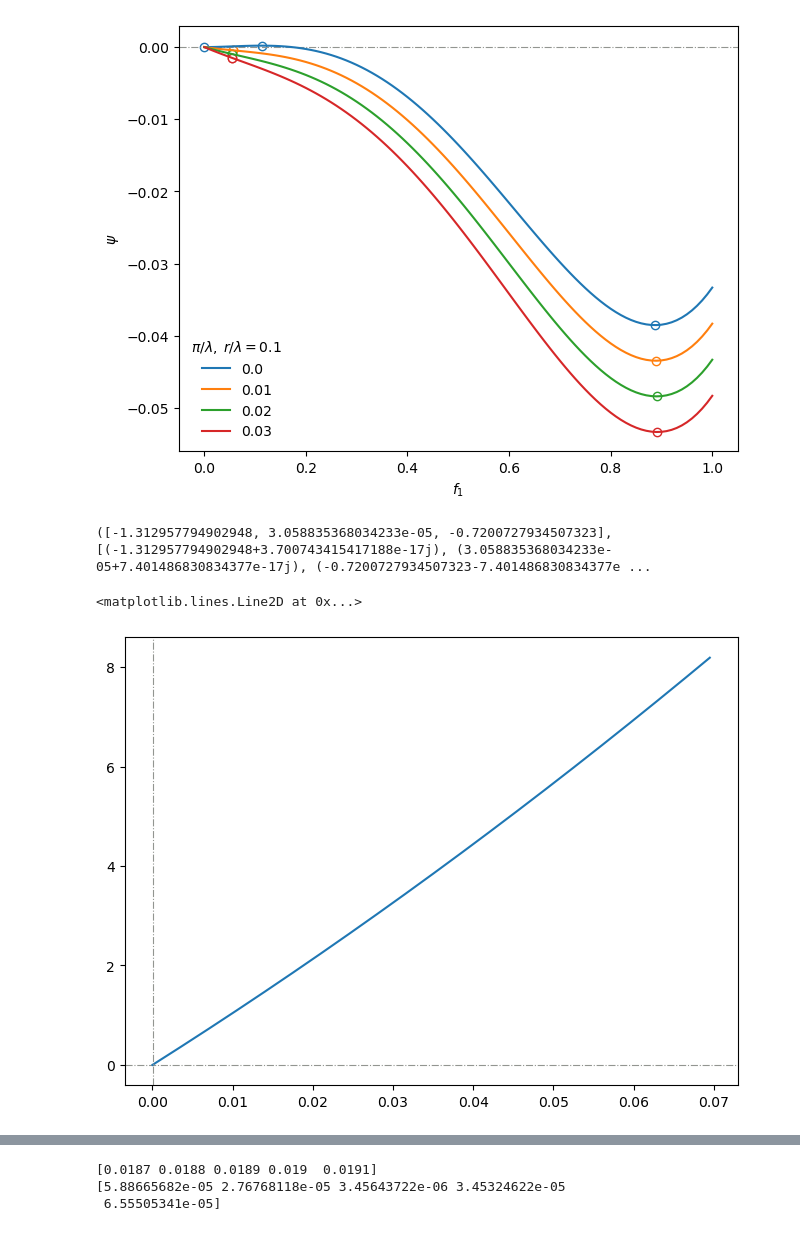
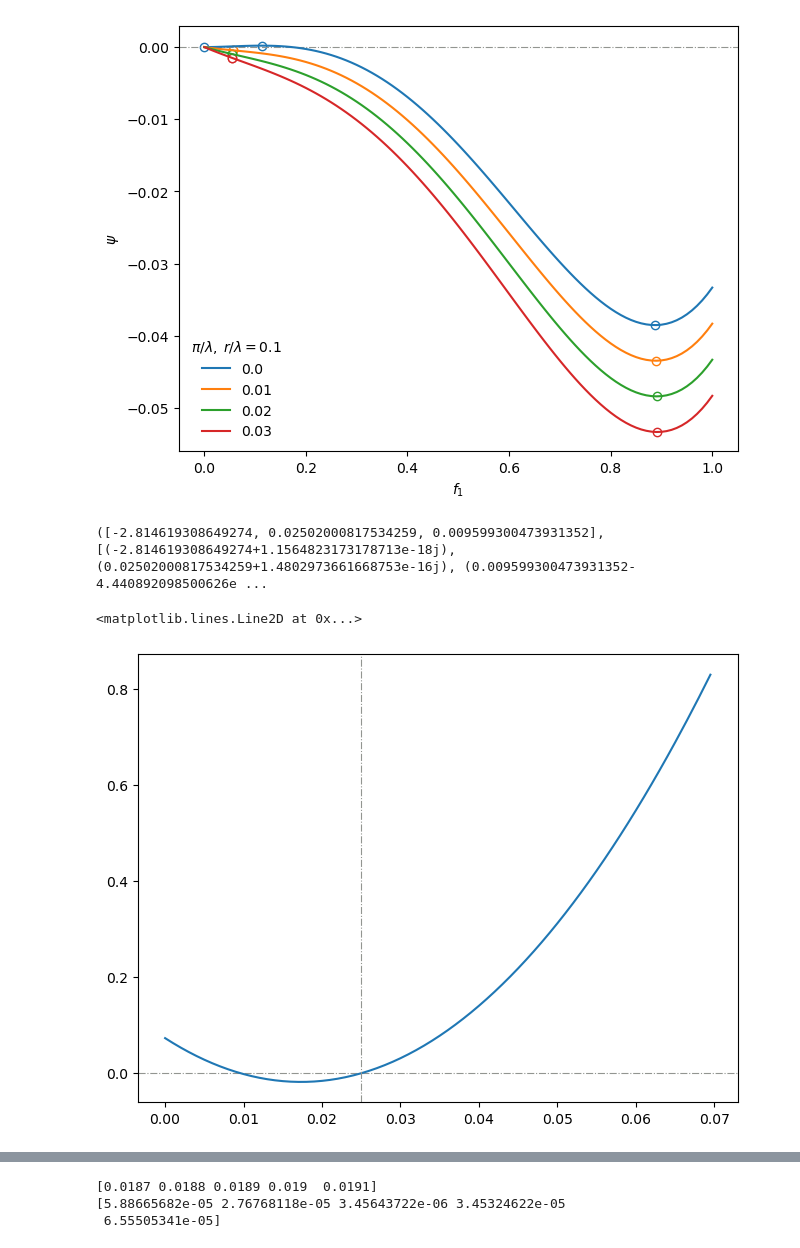
Before and after one commit to dmarchp/TFM_code, a Jupyter notebook: det_sols_f0_as_pi/nonlin_disc_2.ipynb, the cells around one changed output, grey strips where cells are left out. Cells and saved outputs as stored; diff of their text form; code cells hidden in the pictures.

```diff
--- a/det_sols_f0_as_pi/nonlin_disc_2.ipynb
+++ b/det_sols_f0_as_pi/nonlin_disc_2.ipynb
@@ -167,27 +167,28 @@ ax.set(xlabel=r'$f_1$', ylabel=r'$\psi$')
 # %%
 # model params: pi will be the one changing
 l = 1
 r = 0.242 # things happen below but close to pi = 0.02
 r = 0.011
 # r = 0.2219999
-# r = 0.297
+r = 0.297
+r = 0.26
 
 
 pis = np.arange(0.0, 0.07, 0.0005)
 magic_pi = poly3_magic_pi_sols(l, r)[0][1]
 
 print(poly3_magic_pi_sols(l, r))
 
 fig, ax = plt.subplots(constrained_layout=True)
 ax.axhline(0.0, ls='-.', lw=0.8, color='xkcd:gray')
 delta0, delta1 = poly3_Deltas(l, r, pis)
 radicand = delta1**2 - 4*delta0**3
 ax.plot(pis, radicand)
 ax.axvline(magic_pi, color='xkcd:gray', lw=0.8, ls='-.')
 # %% [output]
-([-1.312957794902948, 3.058835368034233e-05, -0.7200727934507323], [(-1.312957794902948+3.700743415417188e-17j), (3.058835368034233e-05+7.401486830834377e-17j), (-0.7200727934507323-7.401486830834377e ...
+([-2.814619308649274, 0.02502000817534259, 0.009599300473931352], [(-2.814619308649274+1.1564823173178713e-18j), (0.02502000817534259+1.4802973661668753e-16j), (0.009599300473931352-4.440892098500626e ...
 <matplotlib.lines.Line2D at 0x...>
-[figure, old version]
+[figure, new version]
 # %%
 pis = np.arange(0.0, 0.07, 0.0001)
 real_parts, im_parts = [[],[],[]], [[],[],[]]
```
Also changed, not shown: parts of 16 cells of this notebook.
